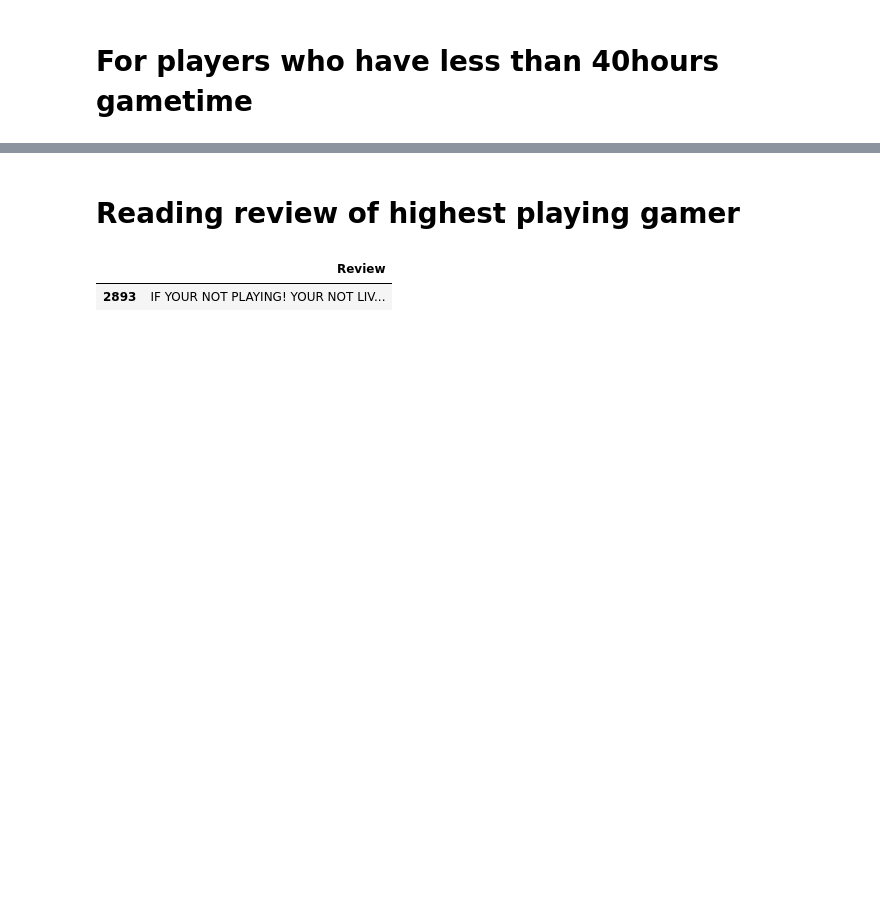
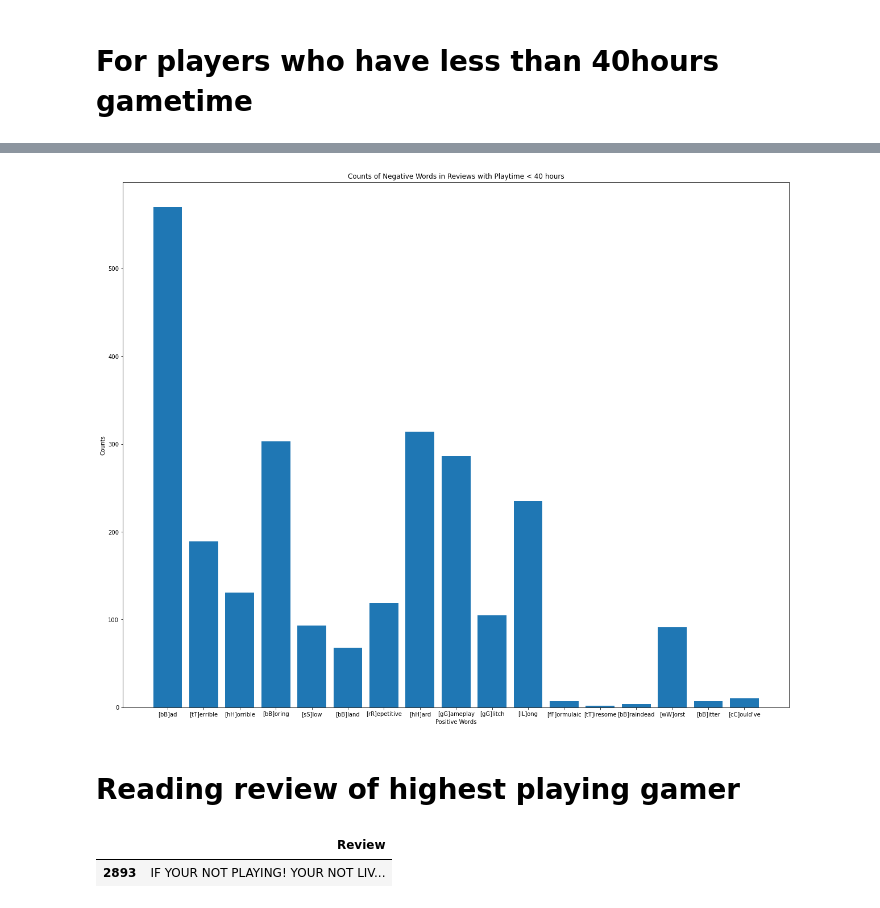
Before and after one commit to daviddolce/hogwarts, a Jupyter notebook: hogwarts_legacy.ipynb, the cells around one changed output, grey strips where cells are left out. Saved outputs shown, nothing was run; the diff lists cells and outputs as text; code cells hidden in the pictures; blank space fills up the shorter version.

```diff
--- a/hogwarts_legacy.ipynb
+++ b/hogwarts_legacy.ipynb
@@ -98,8 +79,8 @@ long: 13x
 # For players with less than 40hours gametime but negative feedback
 # %%
 list_neg_words_2 = ("[bB]ad", "[tT]errible", "[hH]orrible", "[bB]oring", "[sS]low",
-                  "[bB]land", "[rR]epetitive", "[hH]ard", "[gG]ameplay", "[gG]litch", "[sS]tory", "[bB]ut", "[hH]arry", "[vV]oldemort", "[vV]illain", "[fF]oe+", "[wW]and", "[dD]ragon",
-                  "[lL]ong", "[fF]ormulaic", "[tT]iresome", "[bB]raindead", "[wW]orst", "[Mm]alfoy", "[sS]lytherin", "[bB]itter", "[cC]ould've")
+                  "[bB]land", "[rR]epetitive", "[hH]ard", "[gG]ameplay", "[gG]litch", "[lL]ong", "[fF]ormulaic", "[tT]iresome", "[bB]raindead", "[wW]orst", "[bB]itter", "[cC]ould've")
+#"1/10", "2/10", "3/10", "4/10", "5/10", "6/10", "7/10" ,"[bB]ut", "[hH]arry", "[vV]oldemort", "[vV]illain","[fF]oe+", "[wW]and", "[dD]ragon", "[gG]litch", "[sS]tory", , "[Mm]alfoy", "[sS]lytherin",
 for ele in list_neg_words_2:
     regex_x = r'({})'.format(ele)
     matches_y = neg_rev_lowest_hours['Review'].str.findall(regex_x).sum()
@@ -188,3 +256,30 @@ Solid: 359x
+# %%
+matches_dict_neg_lowest = {'Word': [], 'Count': []}
+
+for exe in list_neg_words_2:
+    regex = r'({})'.format(exe)
+    matches = neg_rev_lowest_hours['Review'].str.findall(regex).sum()
+    matches_dict_neg_lowest['Word'].append(exe)
+    matches_dict_neg_lowest['Count'].append(len(matches))
+
+df_neg_low = pd.DataFrame(matches_dict_neg_lowest)
+
+
+# set the figure size
+plt.figure(figsize=(21, 17))
+
+# create a bar plot of the counts
+plt.bar(df_neg_low['Word'], df_neg_low['Count'])
+
+# add labels and title
+plt.xlabel('Positive Words')
+plt.ylabel('Counts')
+plt.title('Counts of Negative Words in Reviews with Playtime < 40 hours')
+
+# display the plot
+plt.show()
+# %% [output]
+[figure, added]
 # %% [markdown]
 # Reading review of highest playing gamer
 # %%
```
Also changed, not shown: parts of 11 cells of this notebook.
